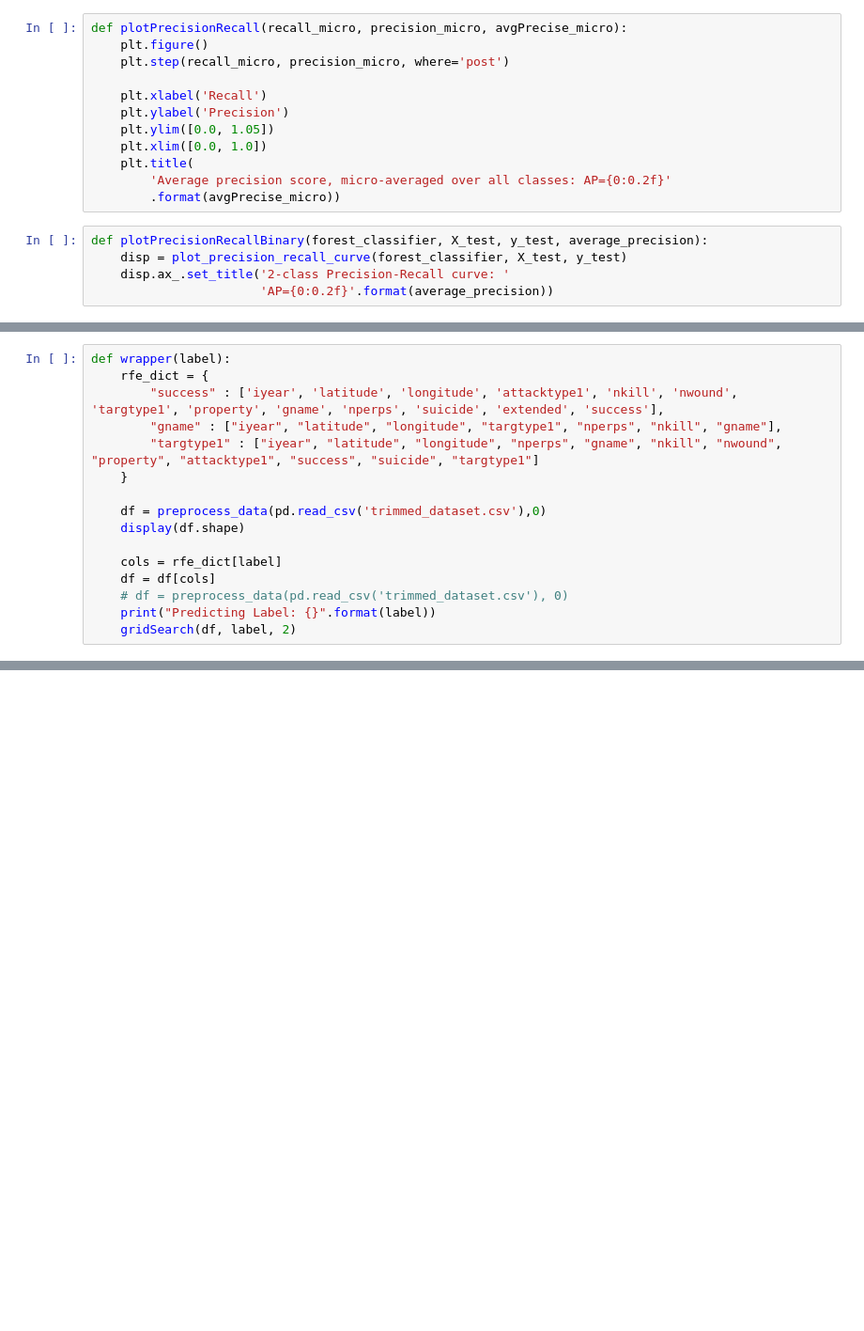
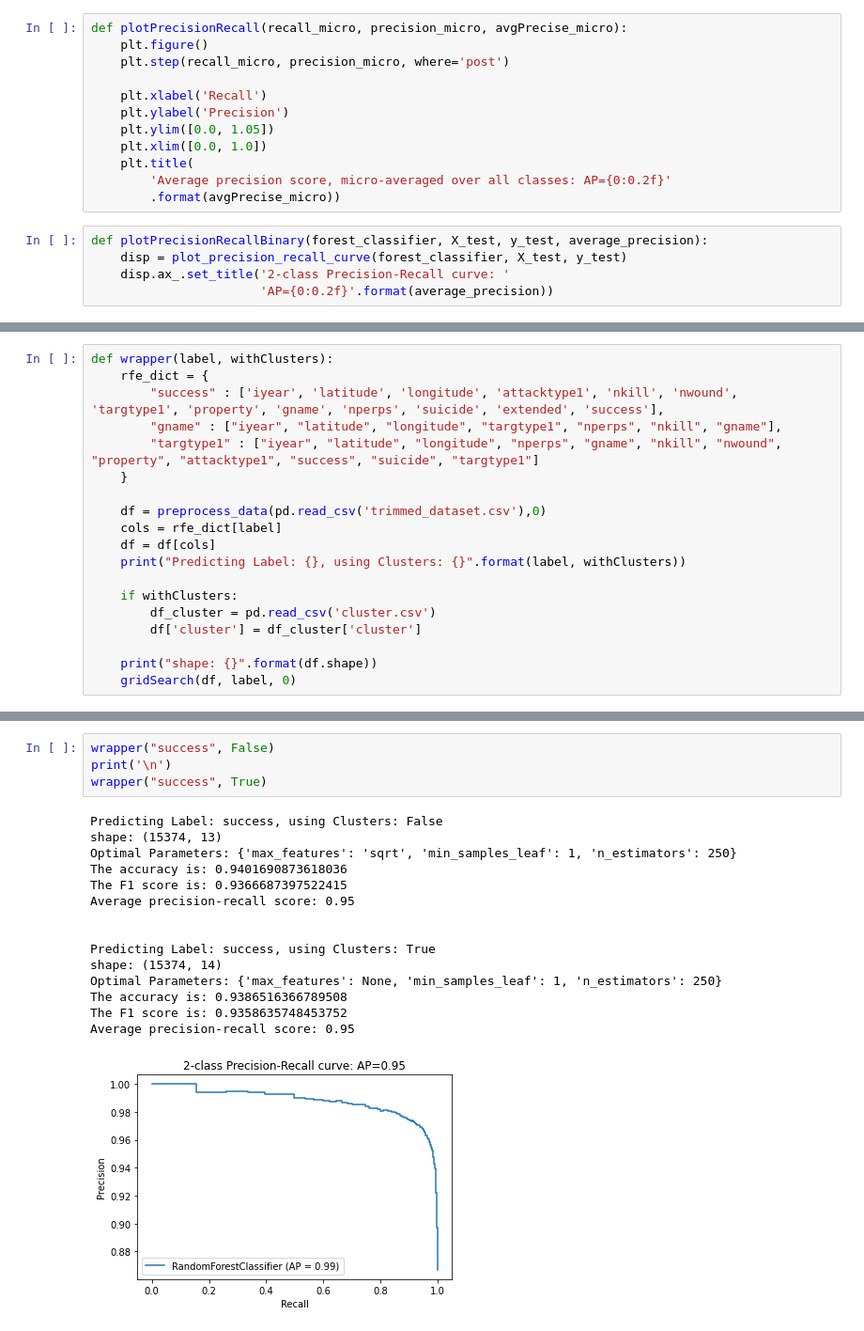
Before and after one commit to alex-hjk/CE4032-DataAnalyticsAndMining-2020, a Jupyter notebook: Modelling/GridSearchCV.ipynb, the cells around one changed output, grey strips where cells are left out. Shown: that part at 94% size. Cells and saved outputs as stored; diff of their text form; blank space fills up the shorter version.

Commit message:
added clustering results

```diff
--- a/Modelling/GridSearchCV.ipynb
+++ b/Modelling/GridSearchCV.ipynb
@@ -162,5 +151,5 @@ def gridSearch(dataset, output_label, verbose=2):
 # %%
-def wrapper(label):
+def wrapper(label, withClusters):
     rfe_dict = {
         "success" : ['iyear', 'latitude', 'longitude', 'attacktype1', 'nkill', 'nwound', 'targtype1', 'property', 'gname', 'nperps', 'suicide', 'extended', 'success'],
         "gname" : ["iyear", "latitude", "longitude", "targtype1", "nperps", "nkill", "gname"],
@@ -168,10 +157,13 @@ def wrapper(label):
     }
 
     df = preprocess_data(pd.read_csv('trimmed_dataset.csv'),0)
-    display(df.shape)
-
     cols = rfe_dict[label]
     df = df[cols]
-    # df = preprocess_data(pd.read_csv('trimmed_dataset.csv'), 0)
-    print("Predicting Label: {}".format(label))
-    gridSearch(df, label, 2)
+    print("Predicting Label: {}, using Clusters: {}".format(label, withClusters))
+
+    if withClusters:
+        df_cluster = pd.read_csv('cluster.csv')
+        df['cluster'] = df_cluster['cluster']
+
+    print("shape: {}".format(df.shape))
+    gridSearch(df, label, 0)
@@ -215,0 +170,20 @@ The F1 score is: 0.30593215640381627
+# %%
+wrapper("success", False)
+print('\n')
+wrapper("success", True)
+# %% [output]
+Predicting Label: success, using Clusters: False
+shape: (15374, 13)
+Optimal Parameters: {'max_features': 'sqrt', 'min_samples_leaf': 1, 'n_estimators': 250}
+The accuracy is: 0.9401690873618036
+The F1 score is: 0.9366687397522415
+Average precision-recall score: 0.95
+
+
+Predicting Label: success, using Clusters: True
+shape: (15374, 14)
+Optimal Parameters: {'max_features': None, 'min_samples_leaf': 1, 'n_estimators': 250}
+The accuracy is: 0.9386516366789508
+The F1 score is: 0.9358635748453752
+Average precision-recall score: 0.95
+[figure, added]
```
Also changed, not shown: parts of 8 cells of this notebook, 1 other file.
